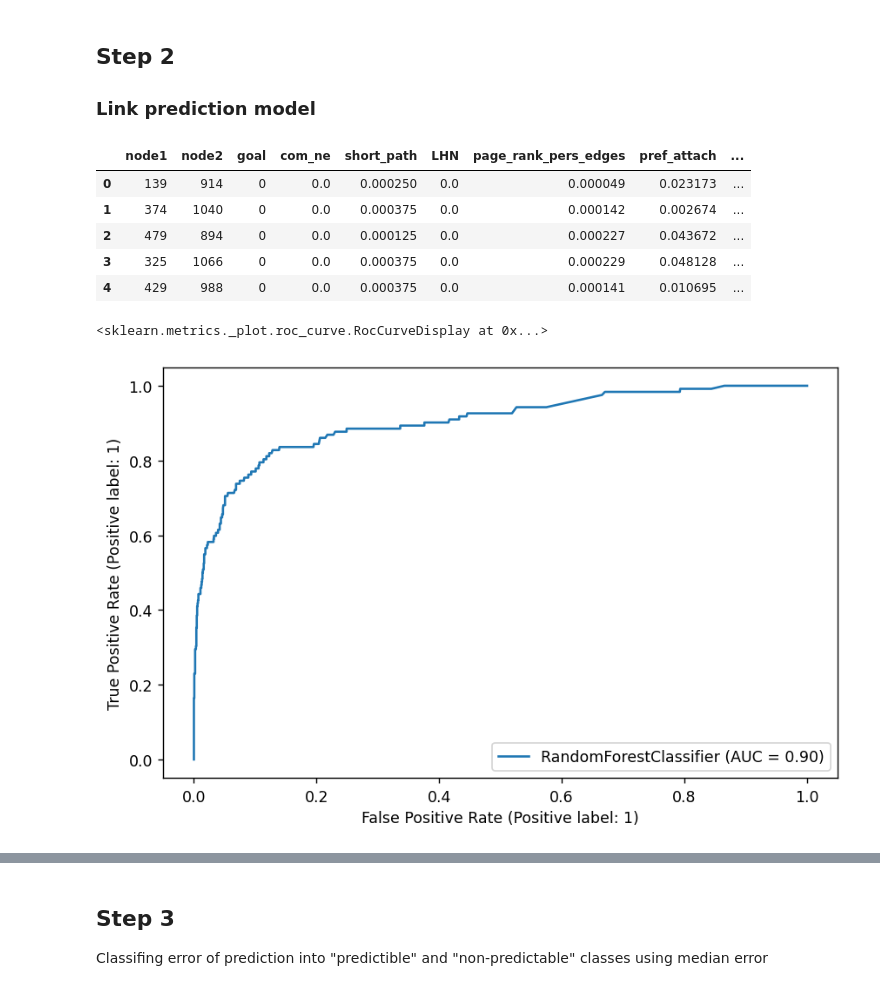
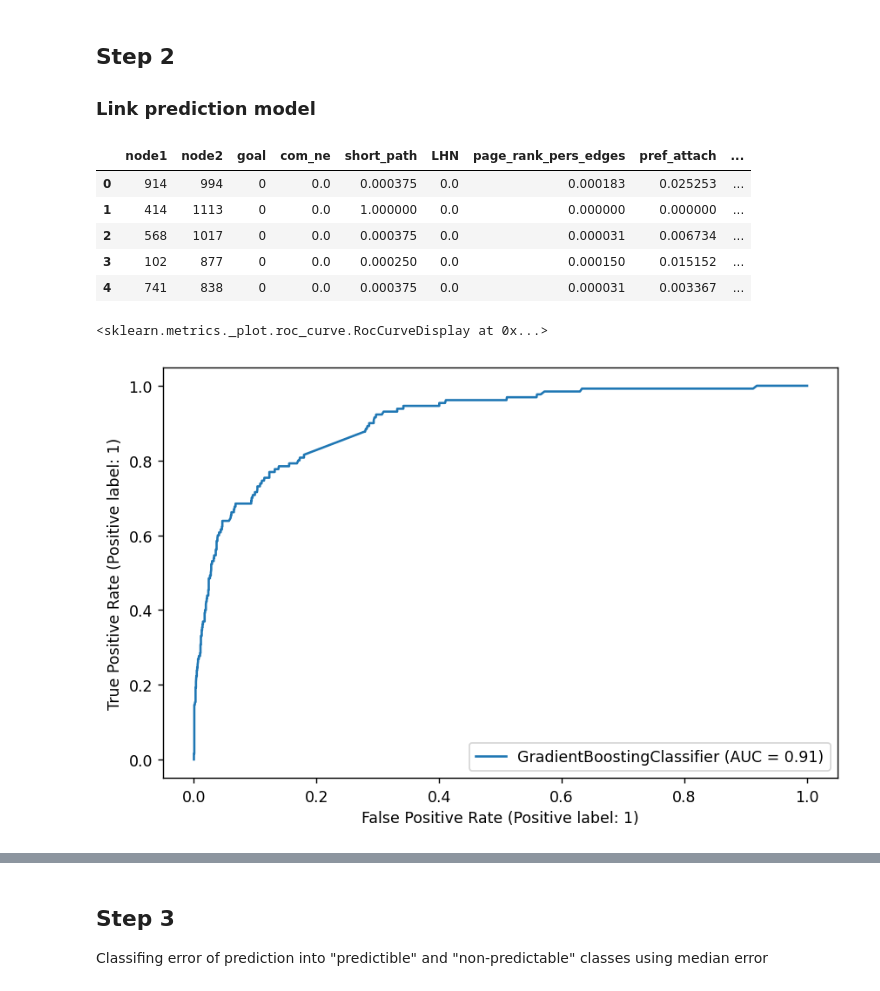
Before and after one commit to andrey-antonov-j4133c/link_prediction, a Jupyter notebook: email_network.ipynb, the cells around one changed output, grey strips where cells are left out. Drawn from its saved outputs; the diff is of its cells as text; code cells hidden in the pictures.

```diff
--- a/email_network.ipynb
+++ b/email_network.ipynb
@@ -68,21 +68,21 @@ link_prediction_train.head()
 ## Step 2
 ### Link prediction model
 # %%
-model = RandomForestClassifier(n_estimators=100, max_depth=3, random_state=seed)
+model = GradientBoostingClassifier(n_estimators=100, max_depth=3, random_state=seed)
 model.fit(link_prediction_train[feature_names], link_prediction_train['goal'])
 
 prob = model.predict_proba(link_prediction_test[feature_names])[:, 1]
 prob = pd.Series(prob, name='prob')
 
-link_proba = link_prediction_train.join(prob)
+link_proba = link_prediction_test.join(prob)
 link_proba.head(5)
 # %% [output]
 |  | node1 | node2 | goal | com_ne | short_path | LHN | page_rank_pers_edges | pref_attach | ... |
-| 0 | 139 | 914 | 0 | 0.0 | 0.000250 | 0.0 | 0.000049 | 0.023173 | ... |
-| 1 | 374 | 1040 | 0 | 0.0 | 0.000375 | 0.0 | 0.000142 | 0.002674 | ... |
-| 2 | 479 | 894 | 0 | 0.0 | 0.000125 | 0.0 | 0.000227 | 0.043672 | ... |
-| 3 | 325 | 1066 | 0 | 0.0 | 0.000375 | 0.0 | 0.000229 | 0.048128 | ... |
-| 4 | 429 | 988 | 0 | 0.0 | 0.000375 | 0.0 | 0.000141 | 0.010695 | ... |
+| 0 | 914 | 994 | 0 | 0.0 | 0.000375 | 0.0 | 0.000183 | 0.025253 | ... |
+| 1 | 414 | 1113 | 0 | 0.0 | 1.000000 | 0.0 | 0.000000 | 0.000000 | ... |
+| 2 | 568 | 1017 | 0 | 0.0 | 0.000375 | 0.0 | 0.000031 | 0.006734 | ... |
+| 3 | 102 | 877 | 0 | 0.0 | 0.000250 | 0.0 | 0.000150 | 0.015152 | ... |
+| 4 | 741 | 838 | 0 | 0.0 | 0.000375 | 0.0 | 0.000031 | 0.003367 | ... |
 # %%
 # ROC-AUC for the link prediction model
 mpl.rcParams['figure.figsize'] = [8, 5]
@@ -91,7 +91,7 @@ mpl.rcParams['figure.dpi'] = 125
 metrics.plot_roc_curve(model, link_prediction_test[feature_names], link_prediction_test['goal'])
 # %% [output]
 <sklearn.metrics._plot.roc_curve.RocCurveDisplay at 0x...>
-[figure, old version]
+[figure, new version]
 # %%
 # distribution of features of exesting and non-existing edges
 
```
Also changed, not shown: parts of 16 cells of this notebook, 7 other files.
